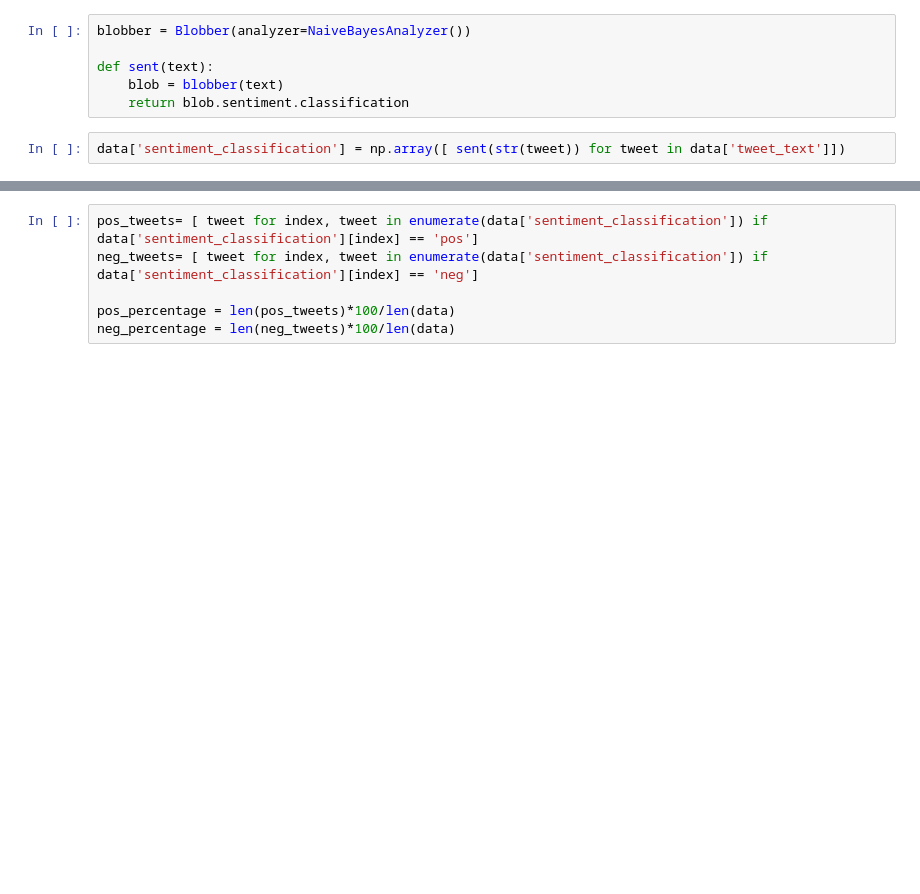
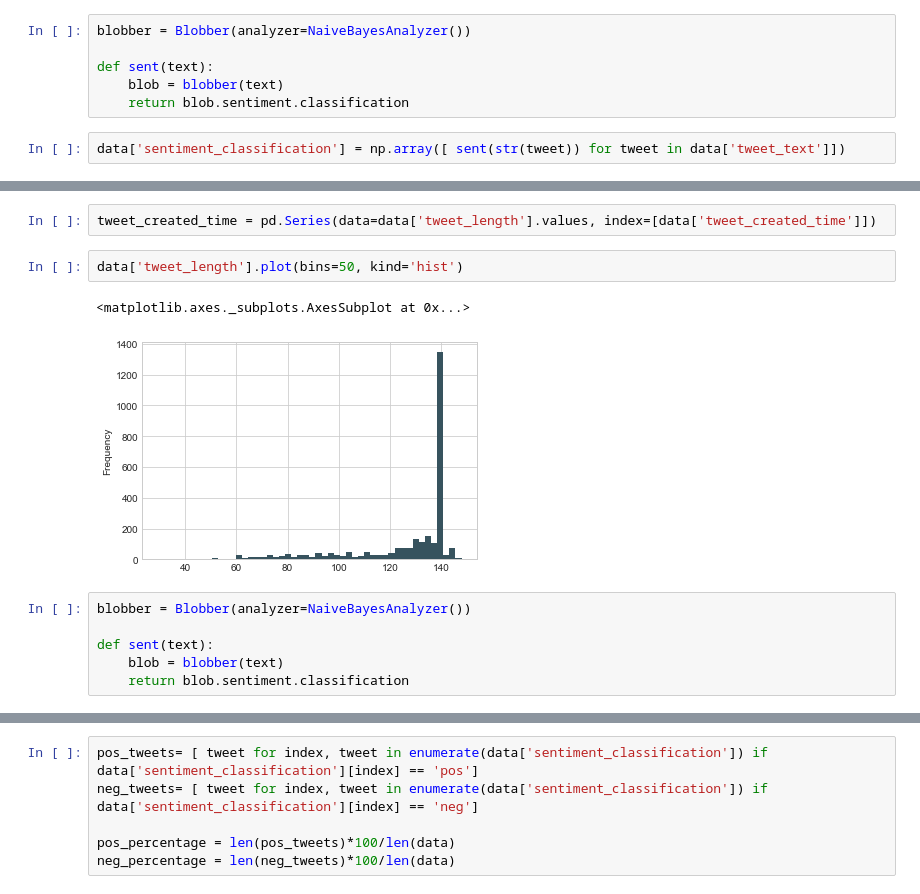
Before and after one commit to hasitha-ranasinghe/twitter-data-analysis-covid19, a Jupyter notebook: src/data_analysis.ipynb, the cells around one changed output, grey strips where cells are left out. Drawn from its saved outputs; the diff is of its cells as text; blank space fills up the shorter version.

```diff
--- a/src/data_analysis.ipynb
+++ b/src/data_analysis.ipynb
@@ -36,3 +36,16 @@ data.head()
 | 2 | 1246773513177849856 | 2020-04-05 12:15:44 | Spent time planting my veggie gar... | 138 | 2015-07-10 01:23:49 | 482 | ... |
 | 3 | 1246770742785478656 | 2020-04-05 12:04:43 | Stay home and stay safe everyone. | 134 | 2011-04-02 07:02:15 | 300 | ... |
 | 4 | 1246770139061575680 | 2020-04-05 12:02:19 | Think about it. Whats weeks in co... | 90 | 2019-06-13 00:18:44 | 1 | ... |
+# %%
+tweet_created_time = pd.Series(data=data['tweet_length'].values, index=[data['tweet_created_time']])
+# %%
+data['tweet_length'].plot(bins=50, kind='hist')
+# %% [output]
+<matplotlib.axes._subplots.AxesSubplot at 0x...>
+[figure, added]
+# %%
+blobber = Blobber(analyzer=NaiveBayesAnalyzer())
+
+def sent(text):
+    blob = blobber(text)
+    return blob.sentiment.classification
```
Also changed, not shown: parts of 6 cells of this notebook, 5 other files.
